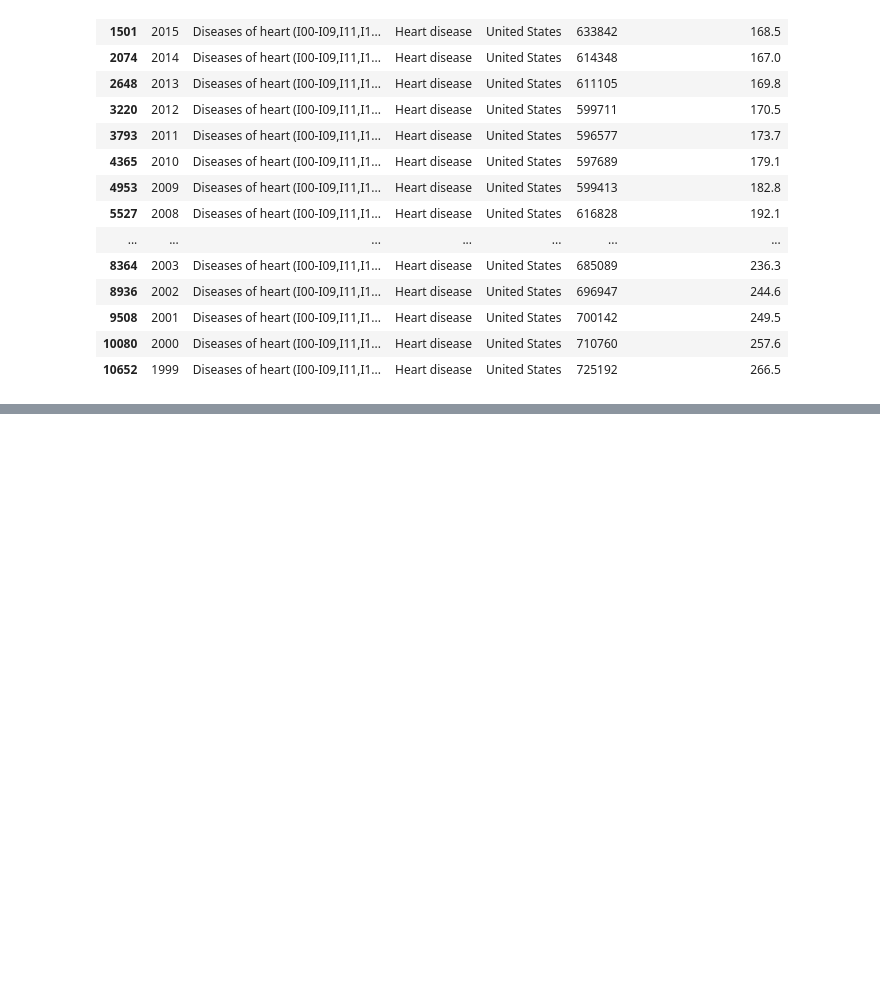
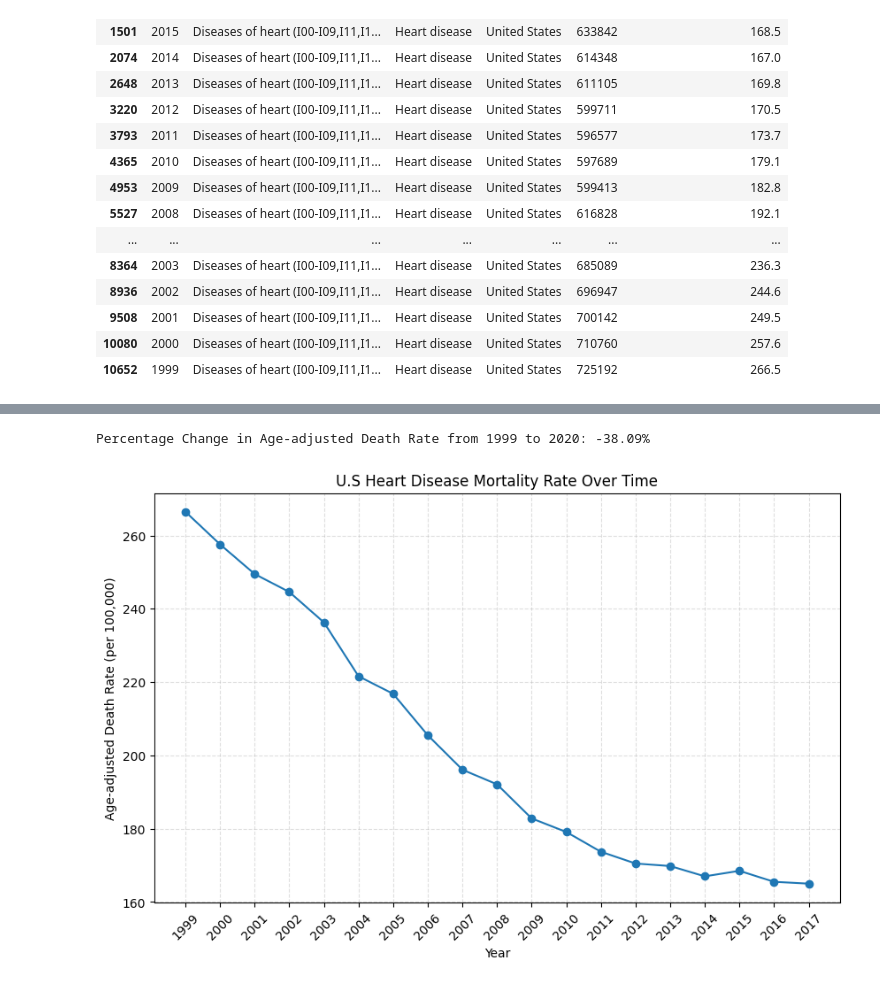
Before and after one commit to jcruz62/PHB-221-Biostatistical-Methods-I, a Jupyter notebook: PHB221_Project.ipynb, the cells around one changed output, grey strips where cells are left out. Cells and saved outputs as stored; diff of their text form; code cells hidden in the pictures; blank space fills up the shorter version.

```diff
--- a/PHB221_Project.ipynb
+++ b/PHB221_Project.ipynb
@@ -90,0 +97,25 @@ heart_disease_data
+# %%
+# sort values by year
+sorted_heart_disease_data = heart_disease_data.sort_values(by = 'Year')
+
+# create figure
+plt.figure(figsize=(10,6))
+plt.plot(sorted_heart_disease_data['Year'], sorted_heart_disease_data['Age-adjusted Death Rate'], marker = 'o')
+
+# add titles and labels
+plt.title("U.S Heart Disease Mortality Rate Over Time")
+plt.xlabel("Year")
+plt.ylabel("Age-adjusted Death Rate (per 100,000)")
+
+plt.xticks(sorted_heart_disease_data['Year'], rotation = 45)
+plt.grid(True, linestyle = '--', alpha = 0.4)
+
+
+# check percentage change from 1999 to 2020
+start_date = sorted_heart_disease_data.iloc[0]['Age-adjusted Death Rate']
+end_date = sorted_heart_disease_data.iloc[-1]['Age-adjusted Death Rate']
+percentage_change = ((end_date - start_date) / start_date) * 100
+print(f"Percentage Change in Age-adjusted Death Rate from 1999 to 2020: {percentage_change:.2f}%")
+# %% [output]
+Percentage Change in Age-adjusted Death Rate from 1999 to 2020: -38.09%
+[figure, added]
```
Also changed, not shown: parts of 8 cells of this notebook.
